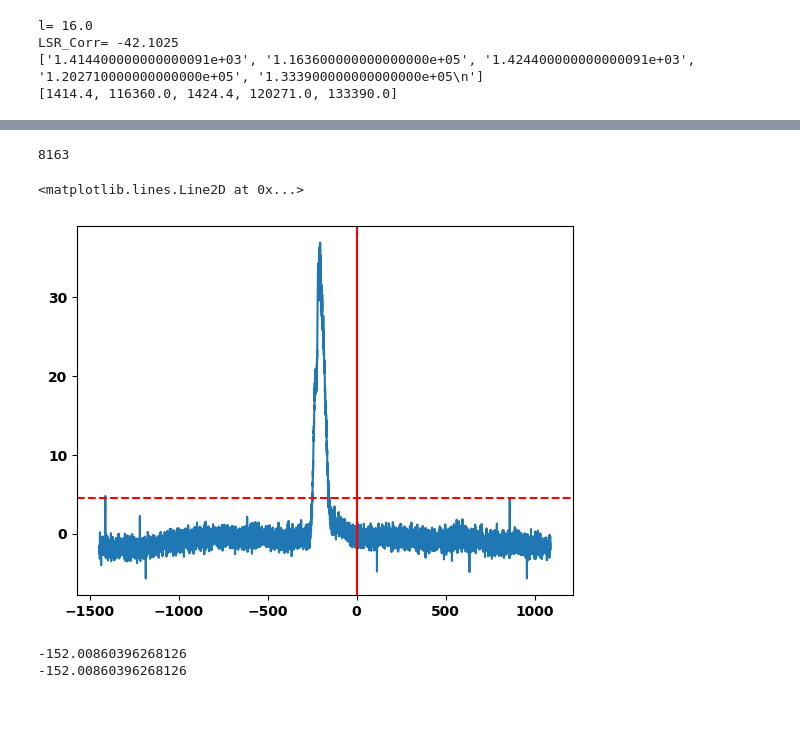
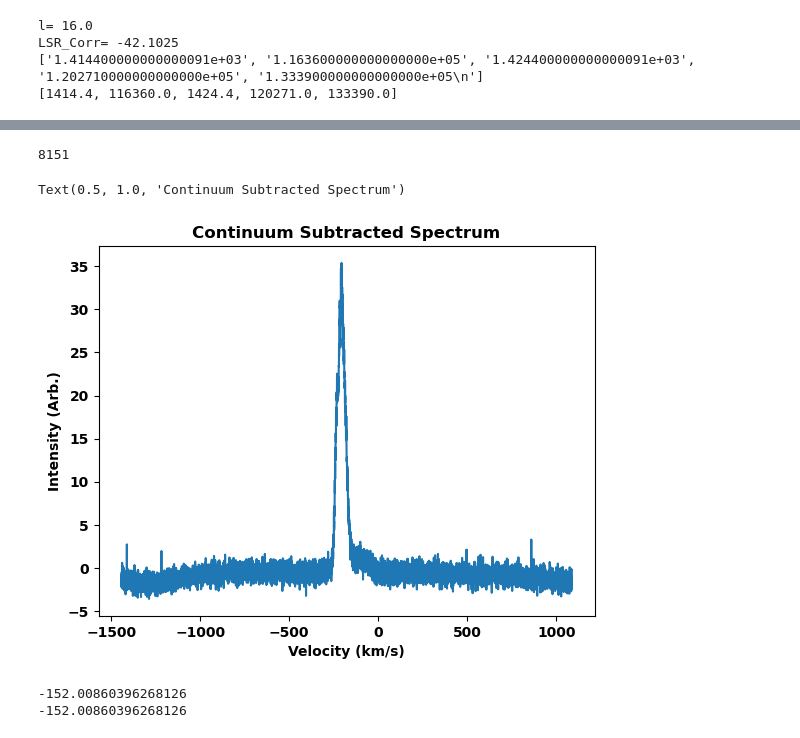
Before and after one commit to gregorycorcoran/Python-Notebooks, a Jupyter notebook: Homework2.ipynb, the cells around one changed output, grey strips where cells are left out. Saved outputs shown, nothing was run; the diff lists cells and outputs as text; code cells hidden in the pictures; blank space fills up the shorter version.

```diff
--- a/Homework2.ipynb
+++ b/Homework2.ipynb
@@ -65,7 +65,7 @@ def Processor(OnFreq,On,Off,Cal,lsr_corr):
     filtered_spec=[el for el in bkg_subtracted]
     i=1#This exists so the while loop repeats until it finds no peaks, necessary as only removes centre cell of interference peak
     while i>0:
-        peak_inds=find_peaks(np.abs(filtered_spec),threshold=np.std(filtered_spec),distance=10)[0]#absolute value to try get rid of downwards peaks too
+        peak_inds=find_peaks(np.abs(filtered_spec),threshold=0.6*np.std(np.abs(filtered_spec)),distance=10)[0]#absolute value to try get rid of downwards peaks too
         #Interestingly the downwards peaks appeared to be removed less often as can be seen later
         for el in peak_inds:
             del filtered_freq[el]
@@ -81,11 +81,14 @@ def V_max_finder(vels,filtered_spec,thres=1):#Finds v_max given a spectrum and a
     possibles=[]#Needed due to there being multiple peaks and noise
     for num,val in enumerate(filtered_spec[1:]):
         if val>threshold and filtered_spec[num-1]<threshold:#When does it cross the threshold?
+            #The inequalities are flipped from what you would expect moving from left to right but that is due to the list
+            #still being in order of increasing frequency, which corresponds to decreasing velocity
             possibles.append(np.mean([vels[num-1],vels[num]]))
     return np.max(possibles)#Max to get the correct point due to thre being multiple as explained previously
 def Results_finder(l,vmax,lsr_corr):#Calculates the end results that are plotted
     R=8.5*np.sin((l*np.pi)/180)
-    V=vmax+(220)*np.sin((l*np.pi)/180)+220#This addition of the LSR was simply added to obtain values close to that seen in example and literature
+    V=vmax+(220)*np.sin((l*np.pi)/180)+220#This addition of the LSR is since the formula for V(R) wants velocity difference and my doppler corrected gives velocity
     return R,V
 # %%
-data=Opener(spec_list[1])#Test
+data=Opener(spec_list[0])#Test
+print(spec_list[0])
@@ -109,16 +124,20 @@ calibrated=(np.asarray(data[3])/np.asarray(data[5]))*T_sys
 # %%
 vels,spec=Processor(data[2],data[3],data[5],data[6],data[1])
+plt.xlabel('Velocity (km/s)')
+plt.ylabel('Intensity (Arb.)')
 print(len(vels))
 plt.plot(vels,spec)
+plt.title('Continuum Subtracted Spectrum')
 #plt.xlim(0,100)
-plt.axvline(x=0,ymax=40,color='r')
-plt.axhline(y=np.mean(spec)+1*np.std(spec),color='r',ls='--')
+#plt.axvline(x=0,ymax=40,color='r')
+#plt.axhline(y=np.mean(spec)+1*np.std(spec),color='r',ls='--')
 #print(find_peaks(np.abs(spec),height=20,width=[0,1]))
-#plt.vlines([freq[el] for el in find_peaks(np.abs(spec),threshold=1*np.std(spec),width=[0,10])[0]],ymin=-50,ymax=100,zorder=10,color='r')
+#print(find_peaks(np.abs(spec),threshold=0.5*np.std(spec)))
+#plt.vlines([vels[el] for el in find_peaks(np.abs(spec),threshold=0.5*np.std(spec))[0]],ymin=np.min(spec),ymax=np.max(spec),zorder=10,color='r')
 # %% [output]
-8163
+8151
-<matplotlib.lines.Line2D at 0x...>
+Text(0.5, 1.0, 'Continuum Subtracted Spectrum')
-[figure, old version]
+[figure, new version]
 # %%
 #Initial threshold testing
 threshold=np.mean(spec)+1*np.std(spec)
```
Also changed, not shown: parts of 9 cells of this notebook.
